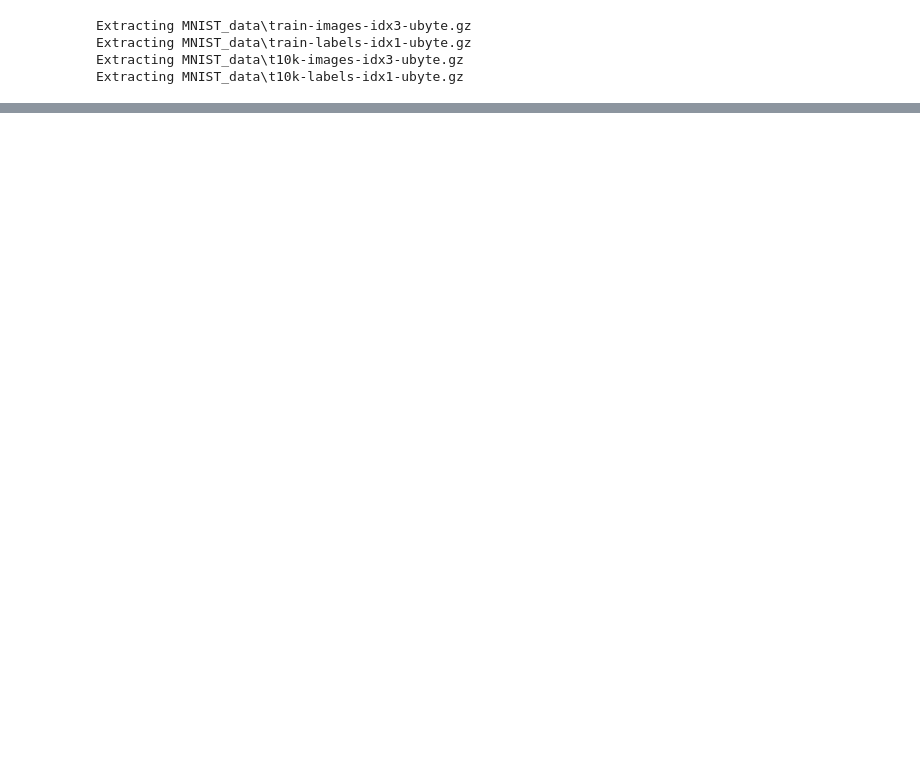
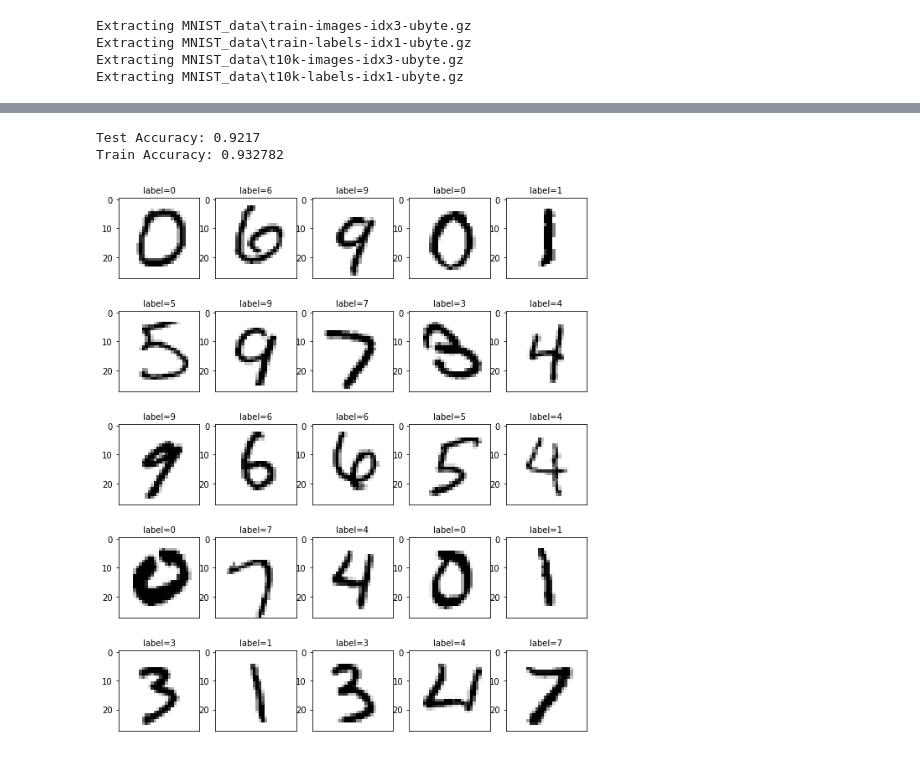
Before and after one commit to liuchangling/tensorflow_demo, a Jupyter notebook: MNIST手写数字识别/MNIST手写数字识别.ipynb, the cells around one changed output, grey strips where cells are left out. Saved outputs shown, nothing was run; the diff lists cells and outputs as text; code cells hidden in the pictures; blank space fills up the shorter version.

```diff
--- a/MNIST手写数字识别/MNIST手写数字识别.ipynb
+++ b/MNIST手写数字识别/MNIST手写数字识别.ipynb
@@ -48,0 +84,39 @@ pred = tf.nn.softmax(forward)
+# %%
+# 评估模型
+# 测试集
+accu_test = sess.run(accuracy, feed_dict={x:mnist.test.images, y:mnist.test.labels})
+print("Test Accuracy:", accu_test)
+
+accu_train = sess.run(accuracy, feed_dict={x:mnist.train.images, y:mnist.train.labels})
+print("Train Accuracy:", accu_train)
+# %% [output]
+Test Accuracy: 0.9217
+Train Accuracy: 0.932782
+# %%
+# 可视化看结果的函数，最多显示25张图
+def plot_images_labels_prediction(images,
+                                  labels,
+                                  prediction,
+                                  index, # 从第index个开始显示
+                                  num=10):
+    fig = plt.gcf()# get current figure
+    fig.set_size_inches(10,12) # 当前图像大小为10英寸*12英寸
+    if num>25:
+        num = 25
+    for i in range(0,num):
+        ax = plt.subplot(5,5,i+1) # 获取当前要处理的子图
+        ax.imshow(np.reshape(images[index],(28,28)),cmap='binary') #指定image reshape
+        title = 'label=' + str(np.argmax(labels[index]))
+
+        ax.set_title(title,fontsize=10) # 在图上显示预测值
+        ax.set_xticks([]) # 为了美观， 不显示x和y轴
+        ax.set_xticks([])
+        index = index + 1
+    plt.show()
+# %%
+
+prediction_result = sess.run(tf.argmax(pred, 1), feed_dict={x:mnist.test.images})
+#print(prediction_result[0:10])
+plot_images_labels_prediction(mnist.test.images,mnist.test.labels,prediction_result,10,25)
+# %% [output]
+[figure, added]
```
Also changed, not shown: parts of 8 cells of this notebook, 7 other files.
